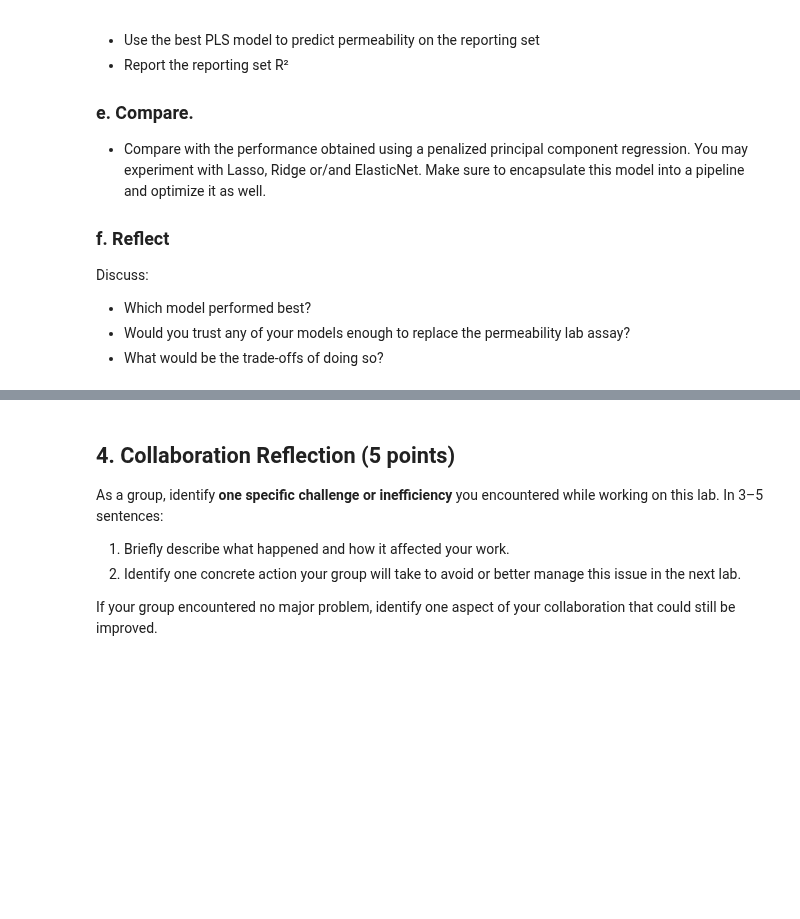
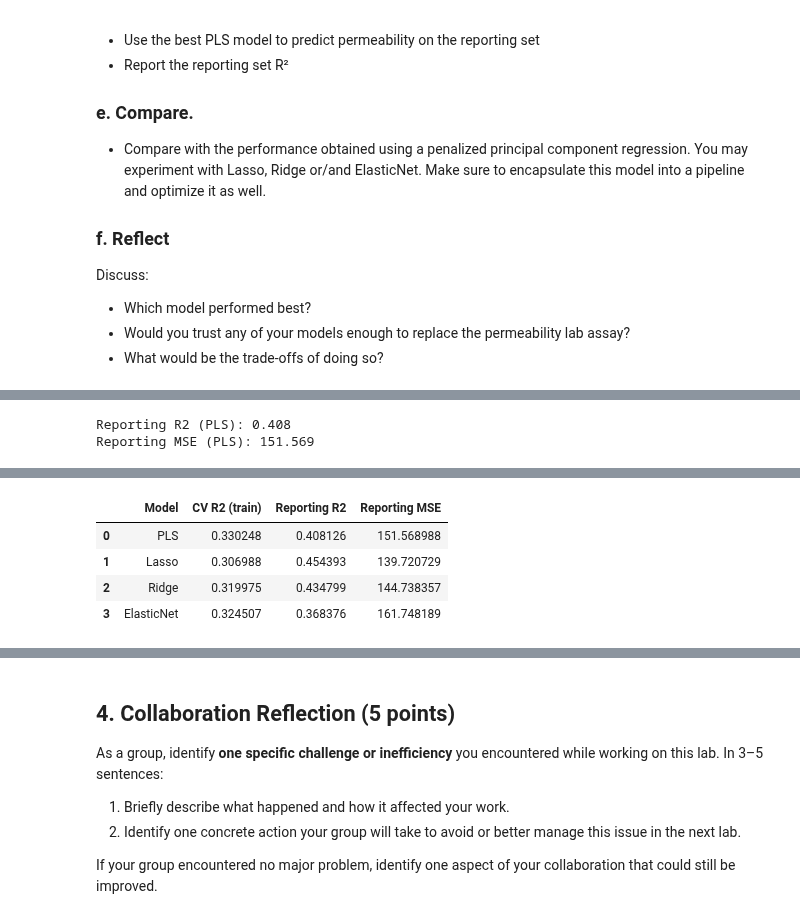
Before and after one commit to Ryanmh1024/machine_learning_lab01, a Jupyter notebook: RMH-01-partial-least-squares.ipynb, the cells around one changed output, grey strips where cells are left out. Saved outputs shown, nothing was run; the diff lists cells and outputs as text; code cells hidden in the pictures; blank space fills up the shorter version.

```diff
--- a/RMH-01-partial-least-squares.ipynb
+++ b/RMH-01-partial-least-squares.ipynb
@@ -132,0 +242,10 @@ Discuss:
+# %%
+# b.
+from sklearn.pipeline import Pipeline
+from sklearn.preprocessing import StandardScaler
+from sklearn.feature_selection import VarianceThreshold
+plspipe = Pipeline([
+    ('variance_threshold', VarianceThreshold(threshold=0.01)),
+    ('scaler', StandardScaler()),
+    ('pls', PLSRegression())
+])
@@ -132,0 +272,63 @@ Discuss:
+# %%
+# d.
+y_pred_pls = pls_grid.predict(X_report)
+pls_test_r2 = r2_score(y_report, y_pred_pls)
+pls_test_mse = mean_squared_error(y_report, y_pred_pls)
+print(f"Reporting R2 (PLS): {pls_test_r2:.3f}")
+print(f"Reporting MSE (PLS): {pls_test_mse:.3f}")
+# %% [output]
+Reporting R2 (PLS): 0.408
+Reporting MSE (PLS): 151.569
+# %%
+# e.
+from sklearn.decomposition import PCA
+from sklearn.linear_model import Lasso, Ridge, ElasticNet
+pcr_results = {}
+
+model_configs = {
+    "Lasso": (Lasso(max_iter=10000), {"reg__alpha": [0.001, 0.01, 0.1, 1, 10]}),
+    "Ridge": (Ridge(max_iter=10000), {"reg__alpha": [0.001, 0.01, 0.1, 1, 10, 100]}),
+    "ElasticNet": (
+        ElasticNet(max_iter=10000),
+        {"reg__alpha": [0.001, 0.01, 0.1, 1, 10], "reg__l1_ratio": [0.2, 0.5, 0.8]},
+    ),
+}
+
+for name, (estimator, grid_params) in model_configs.items():
+    pcr_pipe = Pipeline([
+        ("vt", VarianceThreshold(threshold=0.01)),
+        ("scaler", StandardScaler()),
+        ("pca", PCA(n_components=0.95, random_state=42)),
+        ("reg", estimator),
+    ])
+    grid = GridSearchCV(pcr_pipe, grid_params, cv=cv, scoring="r2", n_jobs=-1)
+    grid.fit(X_train, y_train)
+
+    y_pred = grid.predict(X_report)
+    test_r2 = r2_score(y_report, y_pred)
+    test_mse = mean_squared_error(y_report, y_pred)
+    n_pca_components = grid.best_estimator_.named_steps["pca"].n_components_
+
+    pcr_results[name] = {
+        "best_params": grid.best_params_,
+        "cv_r2": grid.best_score_,
+        "test_r2": test_r2,
+        "test_mse": test_mse,
+        "n_pca_components": n_pca_components,
+    }
+
+    print(f"--- Penalized PCR ({name}) ---")
+    print(f"  PCA components retained (95% variance): {n_pca_components}")
+    print(f"  Best params: {grid.best_params_}")
+    print(f"  Cross-validated R2 (training): {grid.best_score_:.3f}")
+    print(f"  Reporting-set R2: {test_r2:.3f}")
+    print(f"  Reporting-set MSE: {test_mse:.3f}")
+
+summary = pd.DataFrame({
+    "Model": ["PLS"] + list(pcr_results.keys()),
+    "CV R2 (train)": [best_cv_r2] + [pcr_results[m]["cv_r2"] for m in pcr_results],
+    "Reporting R2": [pls_test_r2] + [pcr_results[m]["test_r2"] for m in pcr_results],
+    "Reporting MSE": [pls_test_mse] + [pcr_results[m]["test_mse"] for m in pcr_results],
+})
+summary
+# %% [output]
@@ -132,0 +353,5 @@ Discuss:
+|  | Model | CV R2 (train) | Reporting R2 | Reporting MSE |
+| 0 | PLS | 0.330248 | 0.408126 | 151.568988 |
+| 1 | Lasso | 0.306988 | 0.454393 | 139.720729 |
+| 2 | Ridge | 0.319975 | 0.434799 | 144.738357 |
+| 3 | ElasticNet | 0.324507 | 0.368376 | 161.748189 |
```
Also changed, not shown: parts of 18 cells of this notebook, 1 other file.
